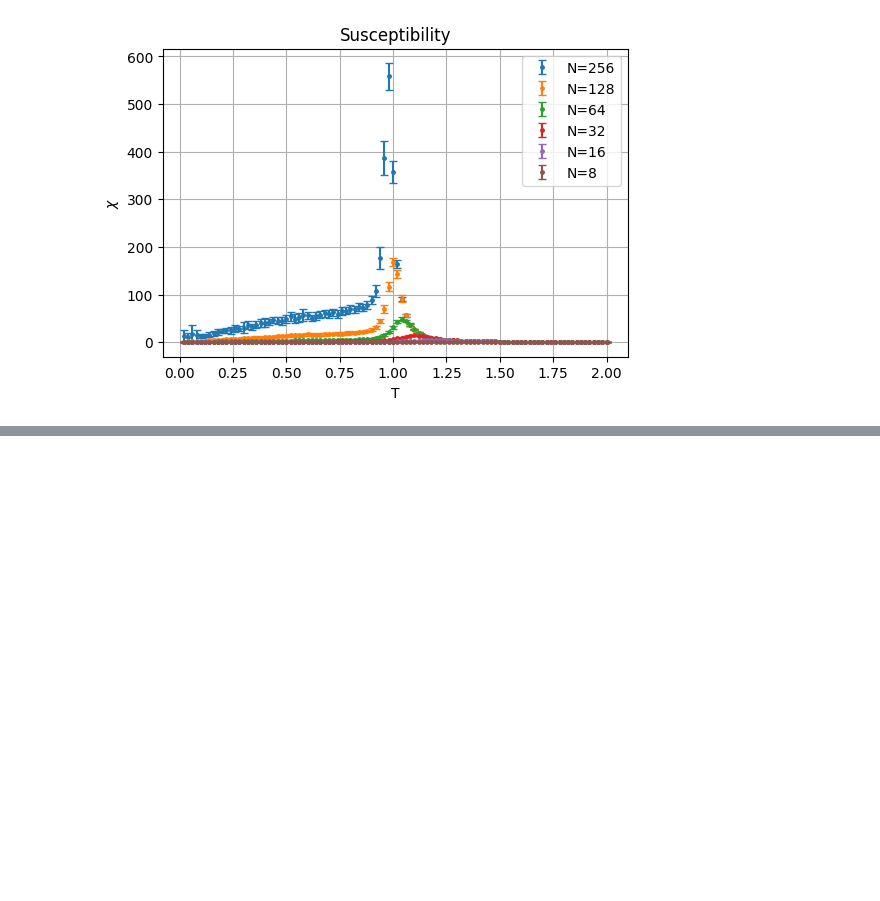
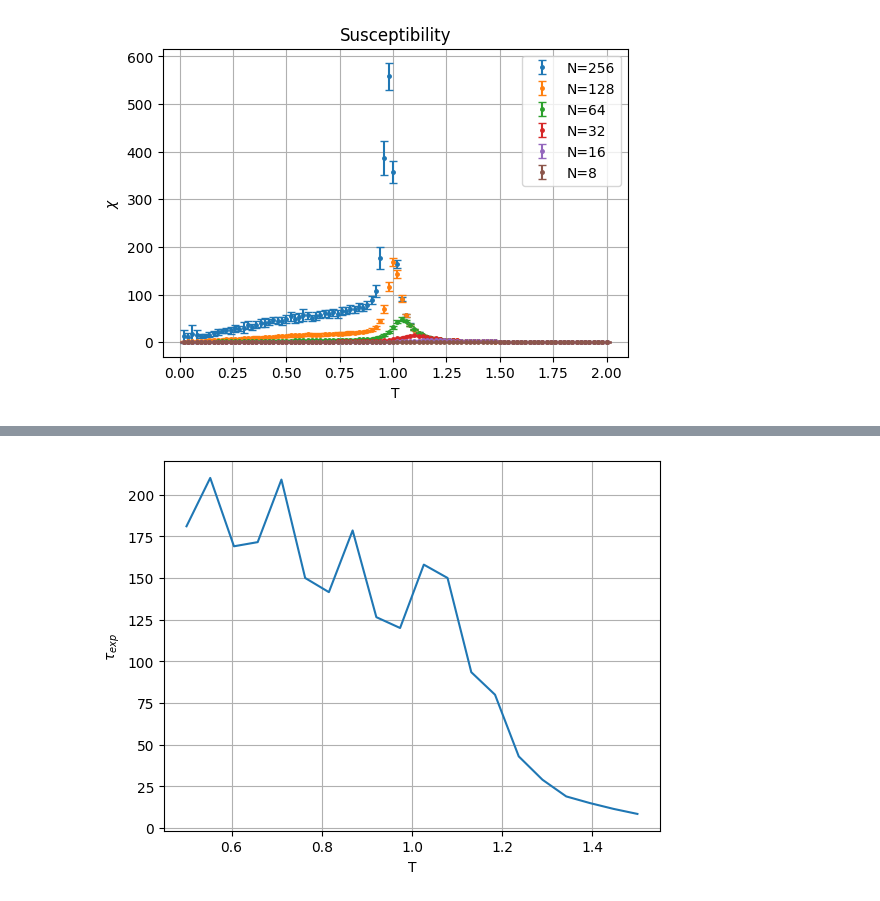
Before and after one commit to Naru-kami/xy-model, a Jupyter notebook: src/plots.ipynb, the cells around one changed output, grey strips where cells are left out. Drawn from its saved outputs; the diff is of its cells as text; code cells hidden in the pictures; blank space fills up the shorter version.

```diff
--- a/src/plots.ipynb
+++ b/src/plots.ipynb
@@ -186,0 +268,15 @@ plt.show()
+# %%
+max_taus = np.zeros(tau.shape[0])
+
+for i, t in enumerate(tau):
+    t1 = np.argmax(t < np.exp(-1))
+    t3 = np.argmax(t < np.exp(-3))
+    max_taus[i] = (t3 - t1) / 2
+
+plt.plot(T, max_taus)
+plt.xlabel("T")
+plt.ylabel(r"$\tau_{exp}$")
+plt.grid()
+plt.show()
+# %% [output]
+[figure, added]
```
Also changed, not shown: parts of 14 cells of this notebook, 2 other files.
